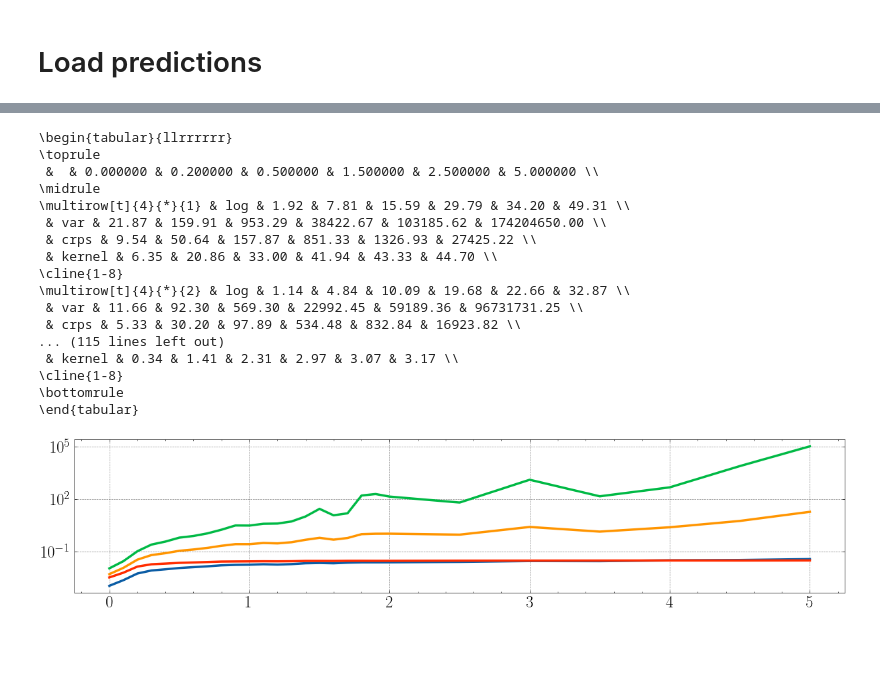
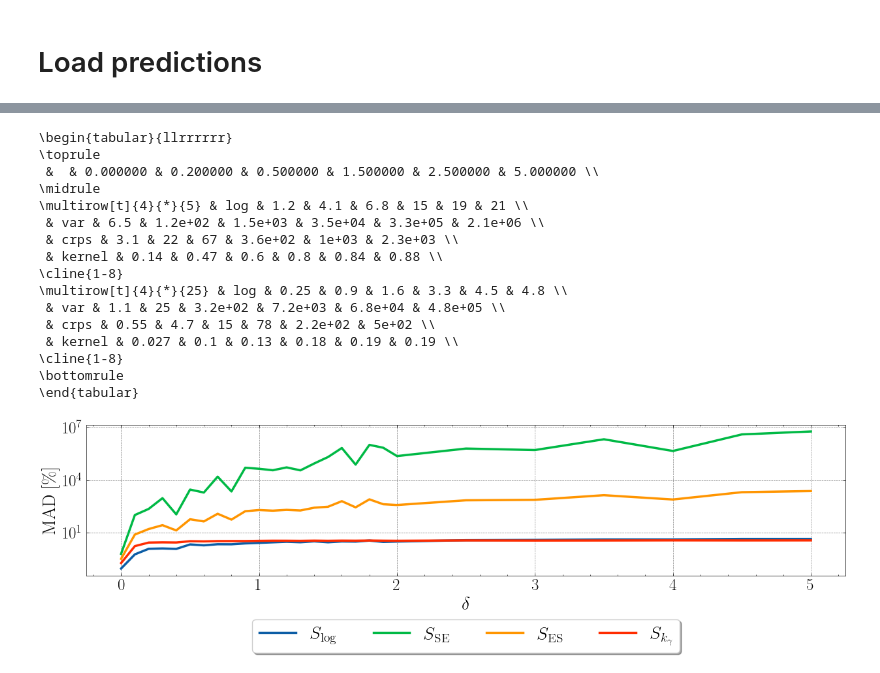
Before and after one commit to cbuelt/kernel_entropy_uq, a Jupyter notebook: experiments/robustness/evalute.ipynb, the cells around one changed output, grey strips where cells are left out. Drawn from its saved outputs; the diff is of its cells as text; code cells hidden in the pictures; blank space fills up the shorter version.

```diff
--- a/experiments/robustness/evalute.ipynb
+++ b/experiments/robustness/evalute.ipynb
@@ -112,6 +115,6 @@ import matplotlib.pyplot as plt
 # %%
 measures = ["log", "var", "crps", "kernel"]
-experiment = "energy"
+experiment = "concrete"
 dist = [0.00,0.2,0.5,1.5,2.5,5.0]
 # %%
 df = pd.read_pickle(f"../../results/robustness/results/{experiment}_au.pkl")
@@ -133,20 +133,19 @@ df
 # %%
-print((df.loc[:,dist]*100).astype("float").round(4).to_latex(float_format="%.2f"))
+print((df.loc[:,dist]*100).astype("float").to_latex(float_format="%.2g"))
 # %% [output]
 \begin{tabular}{llrrrrrr}
 \toprule
  &  & 0.000000 & 0.200000 & 0.500000 & 1.500000 & 2.500000 & 5.000000 \\
 \midrule
-\multirow[t]{4}{*}{1} & log & 1.92 & 7.81 & 15.59 & 29.79 & 34.20 & 49.31 \\
- & var & 21.87 & 159.91 & 953.29 & 38422.67 & 103185.62 & 174204650.00 \\
- & crps & 9.54 & 50.64 & 157.87 & 851.33 & 1326.93 & 27425.22 \\
- & kernel & 6.35 & 20.86 & 33.00 & 41.94 & 43.33 & 44.70 \\
+\multirow[t]{4}{*}{5} & log & 1.2 & 4.1 & 6.8 & 15 & 19 & 21 \\
+ & var & 6.5 & 1.2e+02 & 1.5e+03 & 3.5e+04 & 3.3e+05 & 2.1e+06 \\
+ & crps & 3.1 & 22 & 67 & 3.6e+02 & 1e+03 & 2.3e+03 \\
+ & kernel & 0.14 & 0.47 & 0.6 & 0.8 & 0.84 & 0.88 \\
 \cline{1-8}
-\multirow[t]{4}{*}{2} & log & 1.14 & 4.84 & 10.09 & 19.68 & 22.66 & 32.87 \\
- & var & 11.66 & 92.30 & 569.30 & 22992.45 & 59189.36 & 96731731.25 \\
- & crps & 5.33 & 30.20 & 97.89 & 534.48 & 832.84 & 16923.82 \\
-... (115 lines left out)
- & kernel & 0.34 & 1.41 & 2.31 & 2.97 & 3.07 & 3.17 \\
+\multirow[t]{4}{*}{25} & log & 0.25 & 0.9 & 1.6 & 3.3 & 4.5 & 4.8 \\
+ & var & 1.1 & 25 & 3.2e+02 & 7.2e+03 & 6.8e+04 & 4.8e+05 \\
+ & crps & 0.55 & 4.7 & 15 & 78 & 2.2e+02 & 5e+02 \\
+ & kernel & 0.027 & 0.1 & 0.13 & 0.18 & 0.19 & 0.19 \\
 \cline{1-8}
 \bottomrule
 \end{tabular}
@@ -154,22 +153,26 @@ print((df.loc[:,dist]*100).astype("float").round(4).to_latex(float_format="%.2f"
 plt.style.use(['science','grid'])
 ticksize = 18
 legendsize = 20
+labelsize = 20
+# %%
+names = [r"$S_\mathrm{log}$",r"$S_\mathrm{SE}$",r"$S_\mathrm{ES}$",r"$S_{k_\gamma}$"]
 # %%
 ens = 25
 fig, axs = plt.subplots(1,1, figsize=(15,3))
-for measure in measures:
-    axs.plot(df.columns.values,df.loc[(ens, measure)].values, label = measure, lw = 2.5)
+for m,measure in enumerate(measures):
+    axs.plot(df.columns.values,df.loc[(ens, measure)].values*100, label = names[m], lw = 2.5)
 
 axs.set_yscale("log")
 axs.xaxis.set_tick_params(labelsize=ticksize)
 axs.yaxis.set_tick_params(labelsize=ticksize)
 
 # Only include legend for yacht plot
 if experiment == "yacht":
-    axs.legend(loc='upper center', bbox_to_anchor=(0.5, -0.15),
+    axs.legend(loc='upper center', bbox_to_anchor=(0.5, -0.23),
             fancybox=True, shadow=True, ncol=4, fontsize = legendsize)
-
+    axs.set_xlabel(r"$\delta$", fontsize = labelsize)
+axs.set_ylabel("MAD [\%]", fontsize = labelsize)
 
 plt.savefig(f"../../plots/robustness_{experiment}.pdf", bbox_inches = "tight")
 # %% [output]
-[figure, old version]
+[figure, new version]
```
Also changed, not shown: parts of 3 cells of this notebook, 23 other files.
